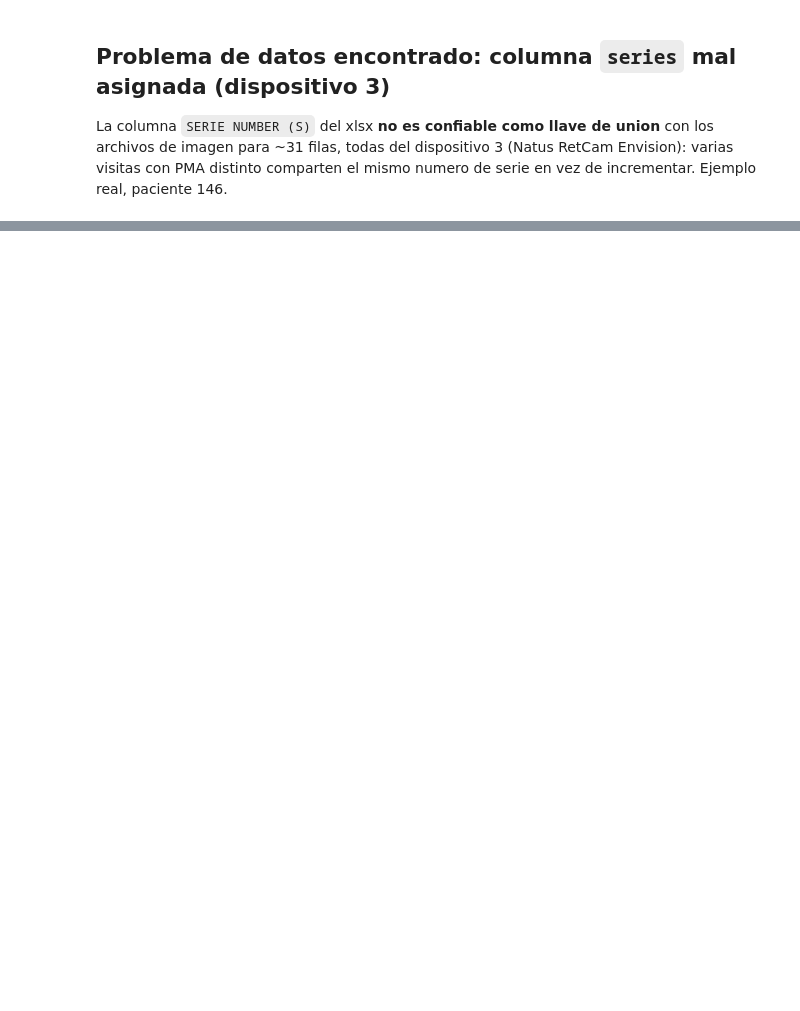
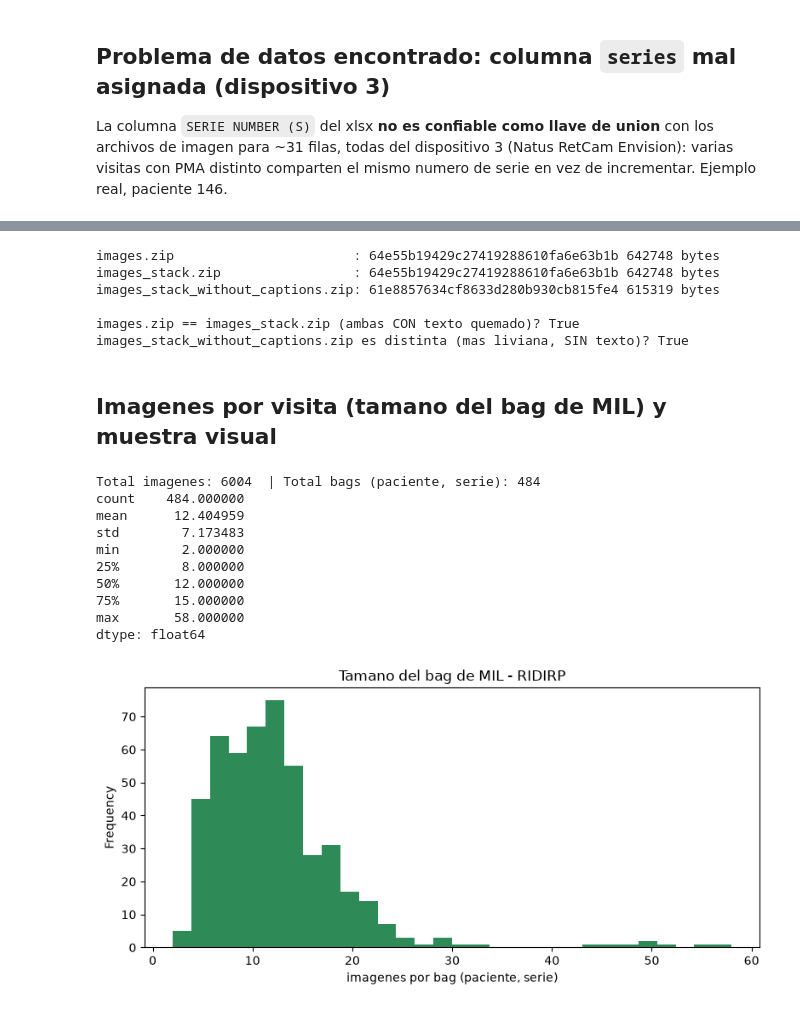
Before and after one commit to JuanSho780/ROP_paper, a Jupyter notebook: system/eda/eda_ridirp.ipynb, the cells around one changed output, grey strips where cells are left out. Saved outputs shown, nothing was run; the diff lists cells and outputs as text; code cells hidden in the pictures; blank space fills up the shorter version.

```diff
--- a/system/eda/eda_ridirp.ipynb
+++ b/system/eda/eda_ridirp.ipynb
@@ -232,0 +418,56 @@ La columna `SERIE NUMBER (S)` del xlsx **no es confiable como llave de union** c
+# %%
+# Imagen de un paciente con dispositivo 2 (Phoenix ICON) - ahi es donde aparece el overlay de texto
+fname = "098_M_GA27_BW900_PA33_DG0_PF0_D2_S02_1.jpg"
+
+z_images = zipfile.ZipFile(RAW_DIR / "images.zip")
+z_stack = zipfile.ZipFile(RAW_DIR / "images_stack.zip")
+z_clean = zipfile.ZipFile(RAW_DIR / "images_stack_without_captions.zip")
+
+h_images = hashlib.md5(z_images.read(f"images/098/02/{fname}")).hexdigest()
+h_stack = hashlib.md5(z_stack.read(f"images_stack/{fname}")).hexdigest()
+h_clean = hashlib.md5(z_clean.read(f"images_stack_without_captions/{fname}")).hexdigest()
+
+print("images.zip                       :", h_images, z_images.getinfo(f"images/098/02/{fname}").file_size, "bytes")
+print("images_stack.zip                 :", h_stack, z_stack.getinfo(f"images_stack/{fname}").file_size, "bytes")
+print("images_stack_without_captions.zip:", h_clean, z_clean.getinfo(f"images_stack_without_captions/{fname}").file_size, "bytes")
+print("\nimages.zip == images_stack.zip (ambas CON texto quemado)?", h_images == h_stack)
+print("images_stack_without_captions.zip es distinta (mas liviana, SIN texto)?", h_clean != h_stack)
+# %% [output]
+images.zip                       : 64e55b19429c27419288610fa6e63b1b 642748 bytes
+images_stack.zip                 : 64e55b19429c27419288610fa6e63b1b 642748 bytes
+images_stack_without_captions.zip: 61e8857634cf8633d280b930cb815fe4 615319 bytes
+
+images.zip == images_stack.zip (ambas CON texto quemado)? True
+images_stack_without_captions.zip es distinta (mas liviana, SIN texto)? True
+# %% [markdown]
+## Imagenes por visita (tamano del bag de MIL) y muestra visual
+# %%
+pat = re.compile(r"^(\d+)_[MF]_GA\d+_BW\d+_PA\d+_DG\d+_PF\d+_D\d+_S(\d+)_\d+\.jpg$")
+bag_counts = Counter()
+for p in EXTRACTED_DIR.glob("*.jpg"):
+    m = pat.match(p.name)
+    if m:
+        bag_counts[(m.group(1), m.group(2))] += 1
+
+counts = pd.Series(list(bag_counts.values()))
+print("Total imagenes:", counts.sum(), " | Total bags (paciente, serie):", len(counts))
+print(counts.describe())
+
+fig, ax = plt.subplots()
+counts.plot(kind="hist", bins=30, ax=ax, color="seagreen")
+ax.set_xlabel("imagenes por bag (paciente, serie)")
+ax.set_title("Tamano del bag de MIL - RIDIRP")
+plt.tight_layout()
+plt.show()
+# %% [output]
+Total imagenes: 6004  | Total bags (paciente, serie): 484
+count    484.000000
+mean      12.404959
+std        7.173483
+min        2.000000
+25%        8.000000
+50%       12.000000
+75%       15.000000
+max       58.000000
+dtype: float64
+[figure, added]
```
Also changed, not shown: parts of 15 cells of this notebook, 3 other files.
